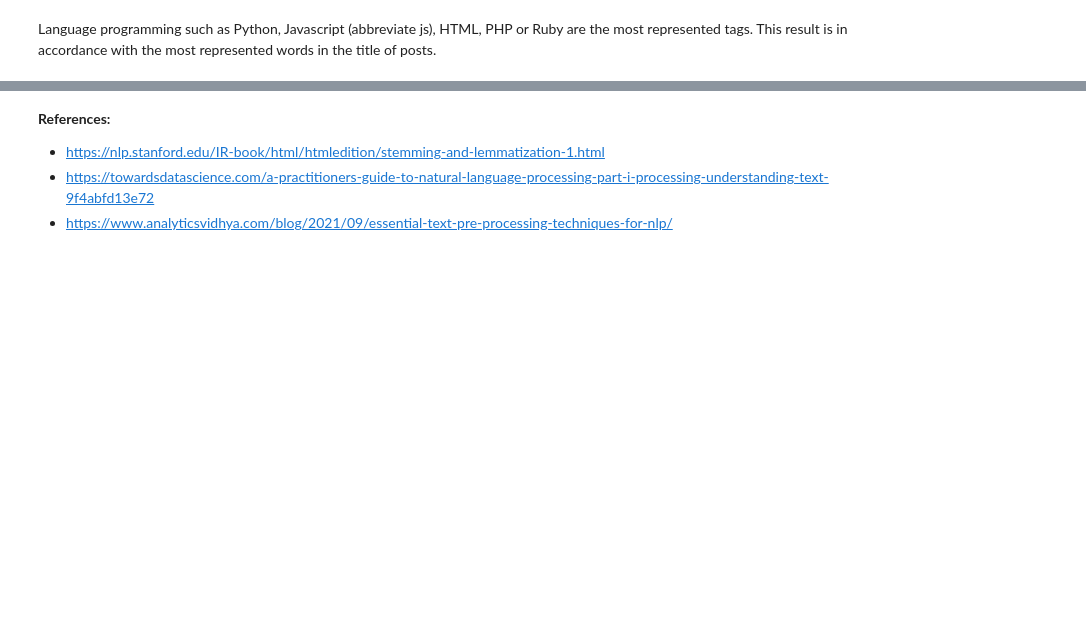
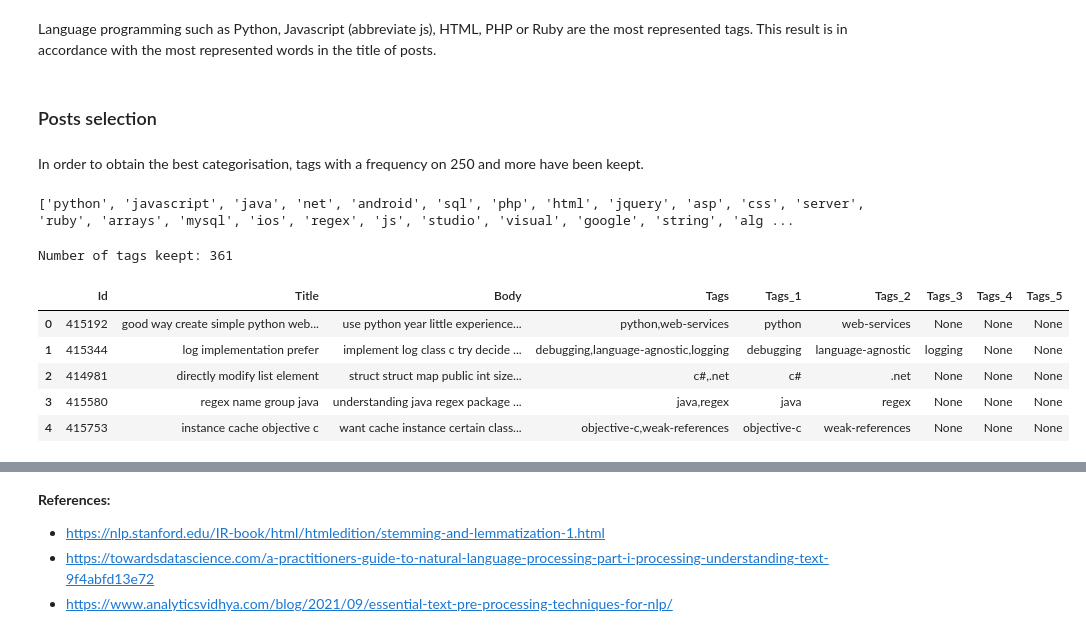
Before and after one commit to Aboubacar2012/categorisation_de_questions, a Jupyter notebook: P05_01_notebookexploration.ipynb, the cells around one changed output, grey strips where cells are left out. Cells and saved outputs as stored; diff of their text form; code cells hidden in the pictures; blank space fills up the shorter version.

Commit message:
adding tag selection

```diff
--- a/P05_01_notebookexploration.ipynb
+++ b/P05_01_notebookexploration.ipynb
@@ -488,2 +465,26 @@ plt.show()
 # %% [markdown]
 Language programming such as Python, Javascript (abbreviate js), HTML, PHP or Ruby are the most represented tags. This result is in accordance with the most represented words in the title of posts.
+# %% [markdown]
+ ### Posts selection
+# %% [markdown]
+In order to obtain the best categorisation, tags with a frequency on 250 and more have been keept.
+# %%
+print(tags_more_frequent)
+# %% [output]
+['python', 'javascript', 'java', 'net', 'android', 'sql', 'php', 'html', 'jquery', 'asp', 'css', 'server', 'ruby', 'arrays', 'mysql', 'ios', 'regex', 'js', 'studio', 'visual', 'google', 'string', 'alg ...
+# %%
+print("Number of tags keept:", len(tags_more_frequent))
+# %% [output]
+Number of tags keept: 361
+# %%
+tags_only = posts["Tags"].str.split(",", expand=True)
+posts = pd.merge(posts, tags_only, left_on=posts.index, right_on=tags_only.index)
+posts.drop("key_0", axis = 1, inplace=True)
+posts.columns = ["Id", "Title", "Body", "Tags", "Tags_1", "Tags_2", "Tags_3", "Tags_4", "Tags_5"]
+# %% [output]
+|  | Id | Title | Body | Tags | Tags_1 | Tags_2 | Tags_3 | Tags_4 | Tags_5 |
+| 0 | 415192 | good way create simple python web... | use python year little experience... | python,web-services | python | web-services | None | None | None |
+| 1 | 415344 | log implementation prefer | implement log class c try decide ... | debugging,language-agnostic,logging | debugging | language-agnostic | logging | None | None |
+| 2 | 414981 | directly modify list element | struct struct map public int size... | c#,.net | c# | .net | None | None | None |
+| 3 | 415580 | regex name group java | understanding java regex package ... | java,regex | java | regex | None | None | None |
+| 4 | 415753 | instance cache objective c | want cache instance certain class... | objective-c,weak-references | objective-c | weak-references | None | None | None |
```
Also changed, not shown: parts of 17 cells of this notebook.
